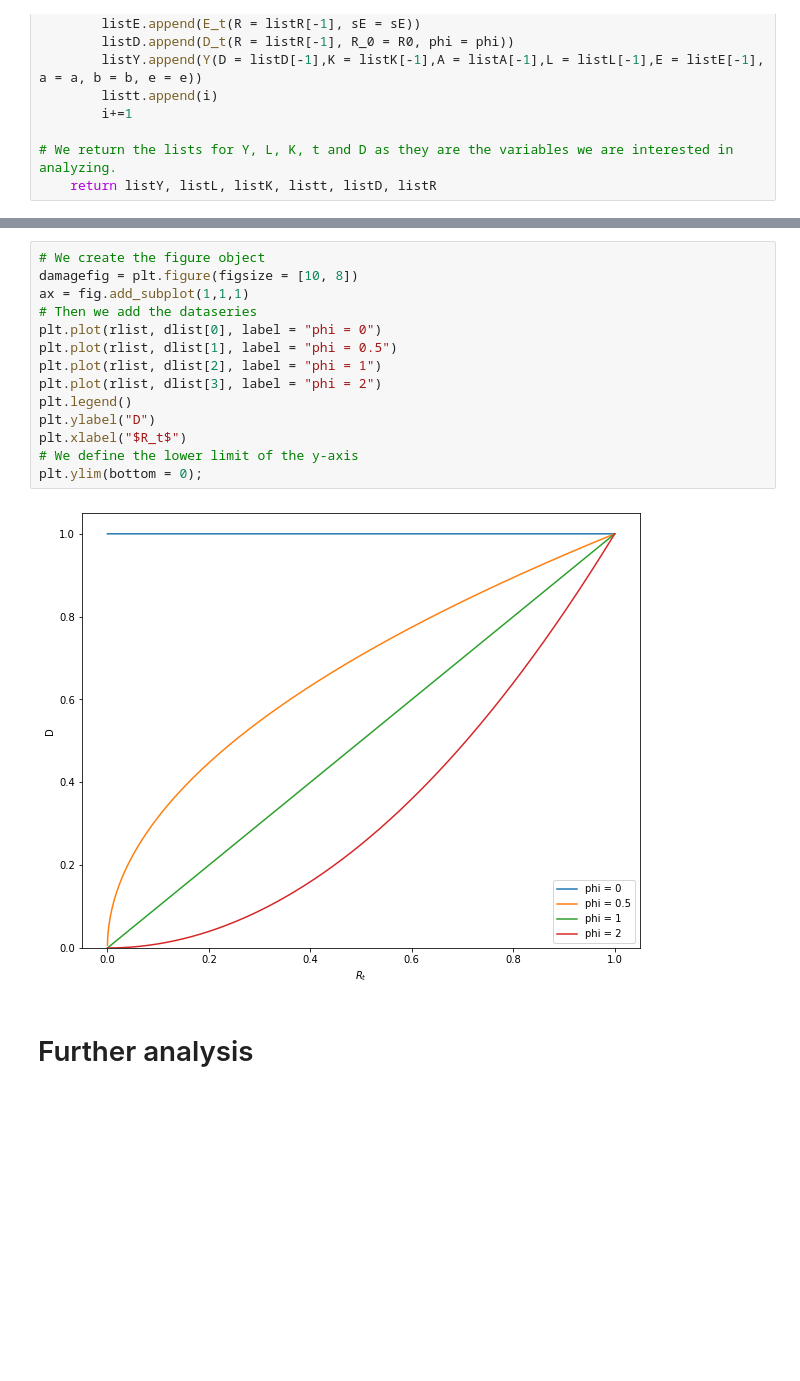
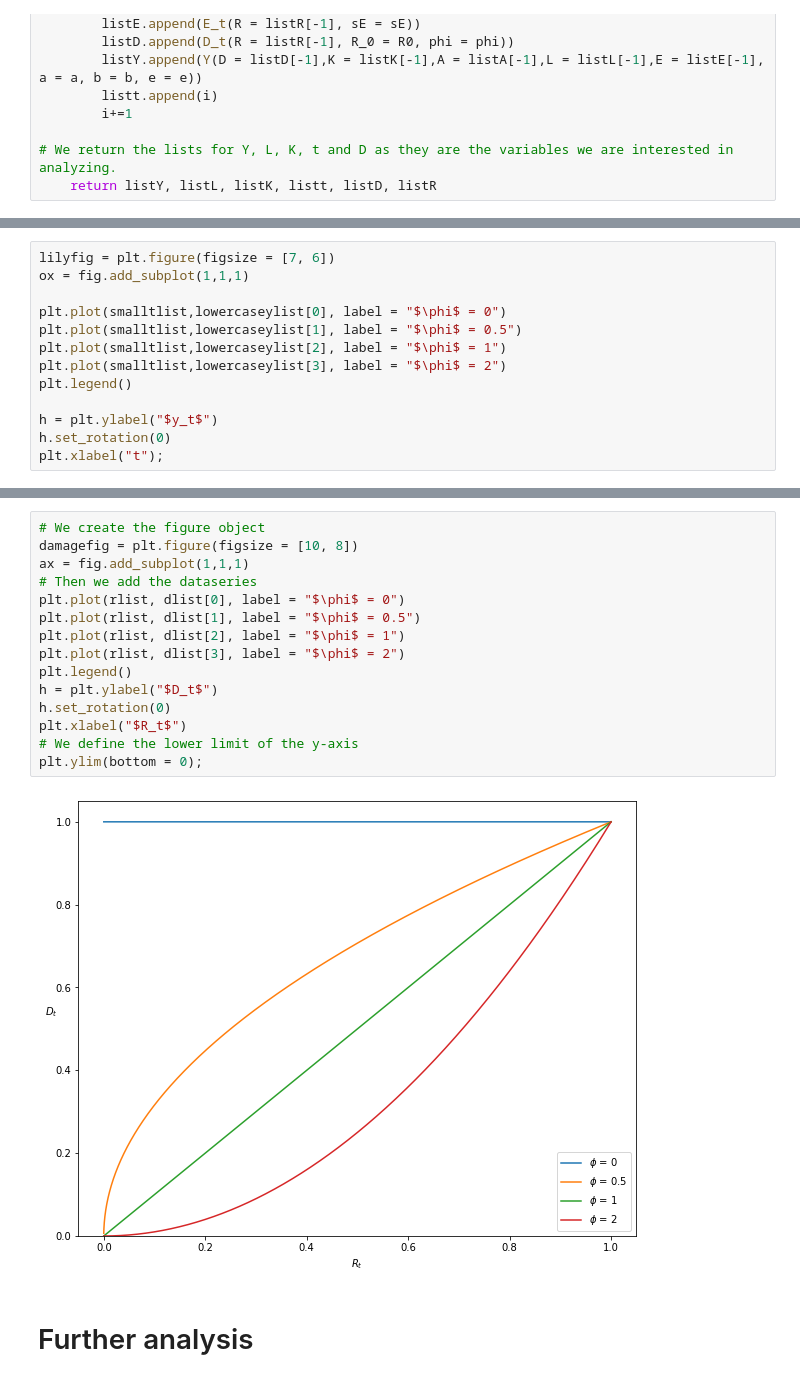
Before and after one commit to NumEconCopenhagen/projects-2020-group-xxv, a Jupyter notebook: modelproject/modelproject.ipynb, the cells around one changed output, grey strips where cells are left out. Cells and saved outputs as stored; diff of their text form; blank space fills up the shorter version.

```diff
--- a/modelproject/modelproject.ipynb
+++ b/modelproject/modelproject.ipynb
@@ -164,0 +169,13 @@ lowercaseylist = np.divide(ylist,llist)
+# %%
+lilyfig = plt.figure(figsize = [7, 6])
+ox = fig.add_subplot(1,1,1)
+
+plt.plot(smalltlist,lowercaseylist[0], label = "$\phi$ = 0")
+plt.plot(smalltlist,lowercaseylist[1], label = "$\phi$ = 0.5")
+plt.plot(smalltlist,lowercaseylist[2], label = "$\phi$ = 1")
+plt.plot(smalltlist,lowercaseylist[3], label = "$\phi$ = 2")
+plt.legend()
+
+h = plt.ylabel("$y_t$")
+h.set_rotation(0)
+plt.xlabel("t");
@@ -165,19 +184,20 @@ lowercaseylist = np.divide(ylist,llist)
 # %%
 # We create the figure object
 damagefig = plt.figure(figsize = [10, 8])
 ax = fig.add_subplot(1,1,1)
 # Then we add the dataseries
-plt.plot(rlist, dlist[0], label = "phi = 0")
-plt.plot(rlist, dlist[1], label = "phi = 0.5")
-plt.plot(rlist, dlist[2], label = "phi = 1")
-plt.plot(rlist, dlist[3], label = "phi = 2")
+plt.plot(rlist, dlist[0], label = "$\phi$ = 0")
+plt.plot(rlist, dlist[1], label = "$\phi$ = 0.5")
+plt.plot(rlist, dlist[2], label = "$\phi$ = 1")
+plt.plot(rlist, dlist[3], label = "$\phi$ = 2")
 plt.legend()
-plt.ylabel("D")
+h = plt.ylabel("$D_t$")
+h.set_rotation(0)
 plt.xlabel("$R_t$")
 # We define the lower limit of the y-axis
 plt.ylim(bottom = 0);
 # %% [output]
-[figure, old version]
+[figure, new version]
 # %% [markdown]
 # Further analysis
 # %% [markdown]
```
Also changed, not shown: parts of 3 cells of this notebook.
